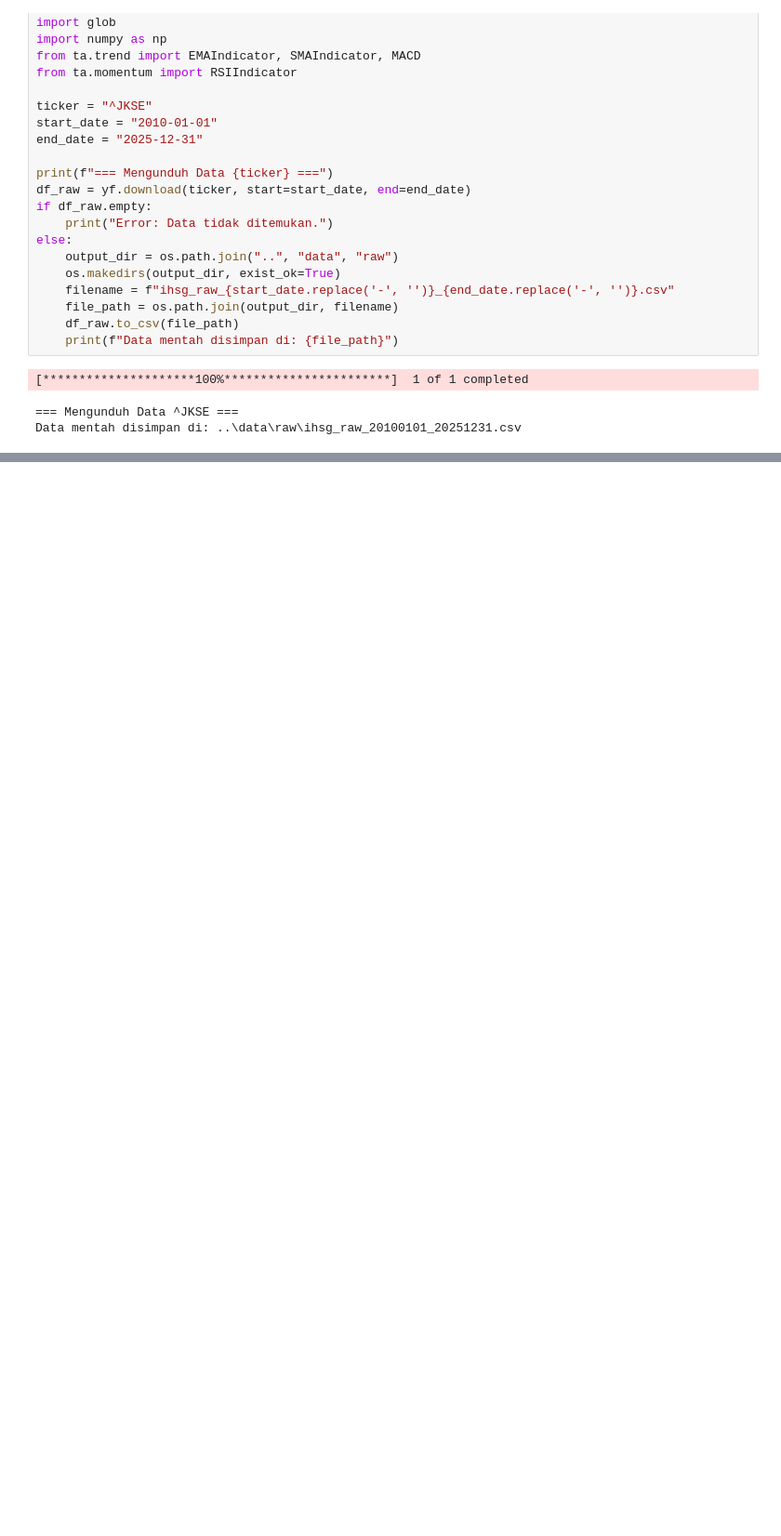
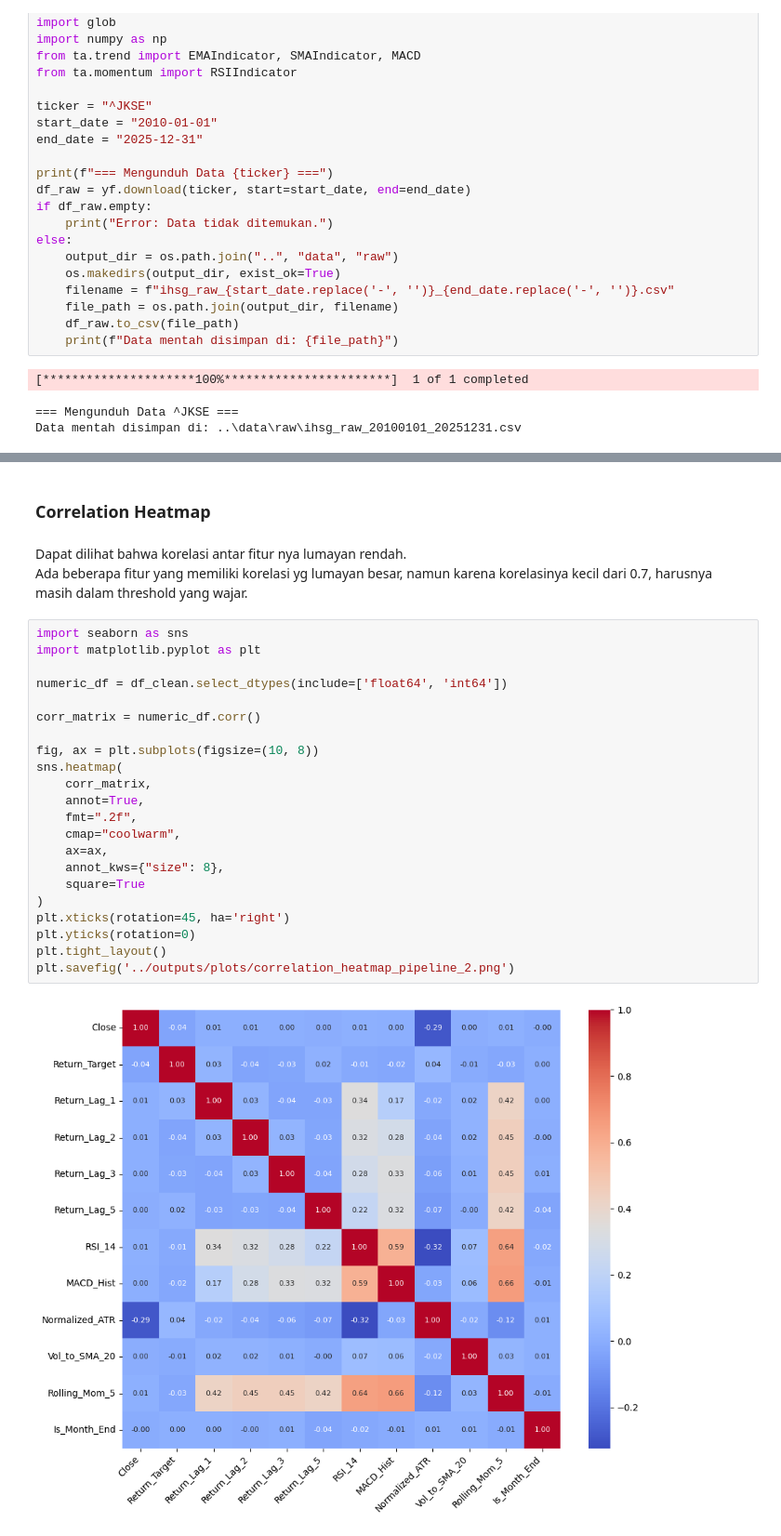
Before and after one commit to Thomatomb-git/Project_ML, a Jupyter notebook: notebooks/Data_Preparation.ipynb, the cells around one changed output, grey strips where cells are left out. Shown at 93% size. Cells and saved outputs as stored; diff of their text form; blank space fills up the shorter version.

```diff
--- a/notebooks/Data_Preparation.ipynb
+++ b/notebooks/Data_Preparation.ipynb
@@ -88,0 +190,29 @@ plt.show()
+# %% [markdown]
+### **Correlation Heatmap**
+# %% [markdown]
+Dapat dilihat bahwa korelasi antar fitur nya lumayan rendah. <br>
+Ada beberapa fitur yang memiliki korelasi yg lumayan besar, namun karena korelasinya kecil dari 0.7, harusnya masih dalam threshold yang wajar.
+# %%
+import seaborn as sns
+import matplotlib.pyplot as plt
+
+numeric_df = df_clean.select_dtypes(include=['float64', 'int64'])
+
+corr_matrix = numeric_df.corr()
+
+fig, ax = plt.subplots(figsize=(10, 8))
+sns.heatmap(
+    corr_matrix,
+    annot=True,
+    fmt=".2f",
+    cmap="coolwarm",
+    ax=ax,
+    annot_kws={"size": 8},
+    square=True
+)
+plt.xticks(rotation=45, ha='right')
+plt.yticks(rotation=0)
+plt.tight_layout()
+plt.savefig('../outputs/plots/correlation_heatmap_pipeline_2.png')
+# %% [output]
+[figure, added]
```
Also changed, not shown: parts of 15 cells of this notebook, 47 other files.
